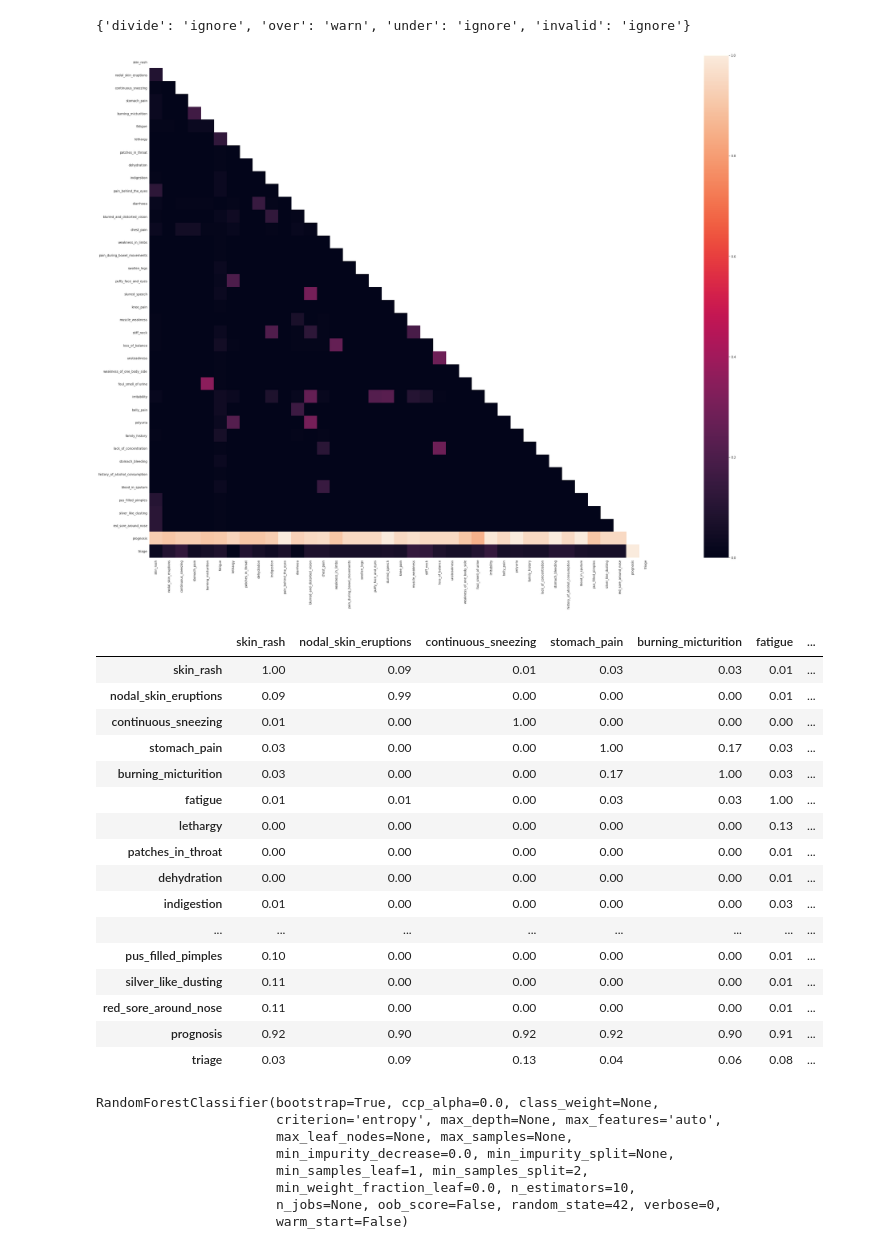
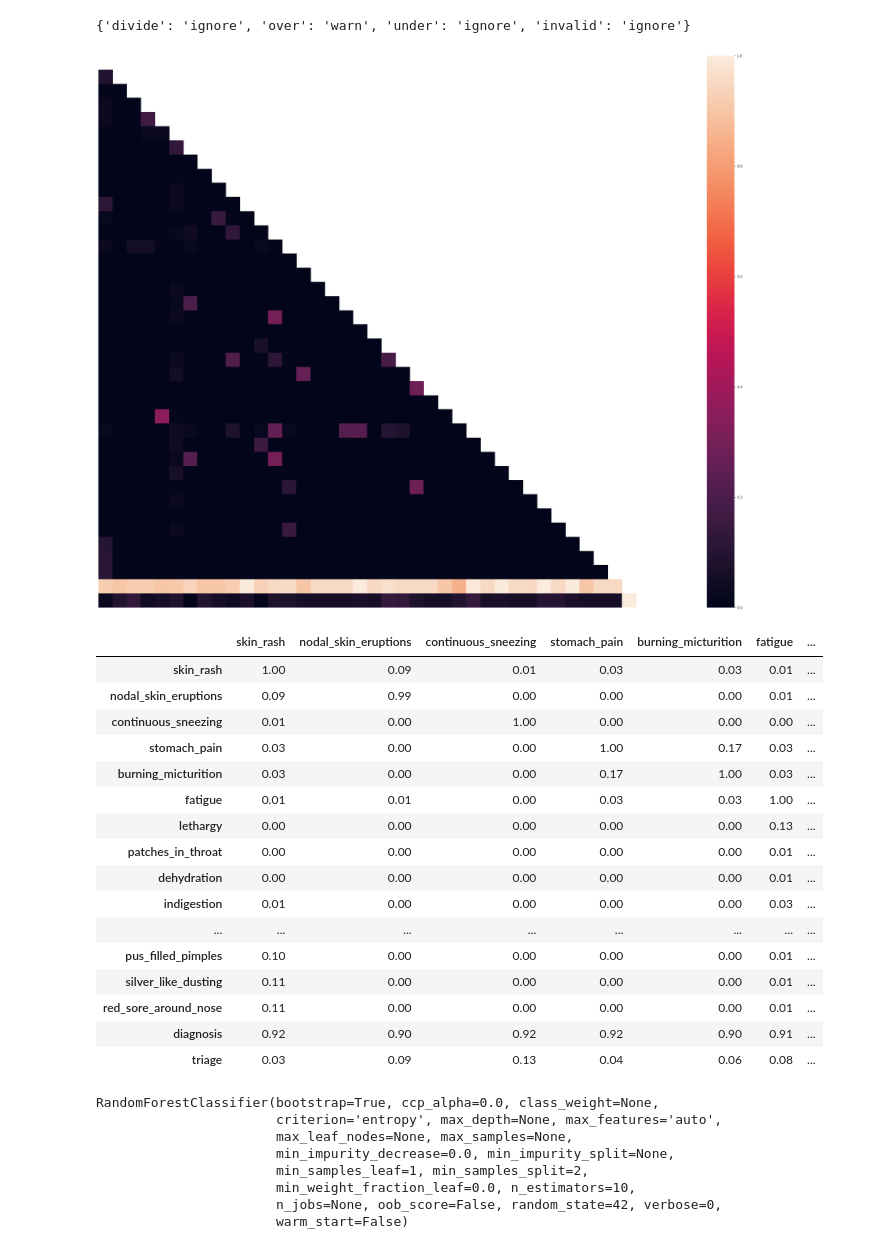
Before and after one commit to PaulButler8/springboard, a Jupyter notebook: Capstone 2/Current 2nd Capstone v2.ipynb, the cells around one changed output. Cells and saved outputs as stored; diff of their text form; code cells hidden in the pictures.

```diff
--- a/Capstone 2/Current 2nd Capstone v2.ipynb
+++ b/Capstone 2/Current 2nd Capstone v2.ipynb
@@ -32,6 +32,8 @@ disease.head()
 | 2 | 1 | 0 | 1 | 0 | 0 | 0 | 0 | ... |
 | 3 | 1 | 1 | 0 | 0 | 0 | 0 | 0 | ... |
 | 4 | 1 | 1 | 1 | 0 | 0 | 0 | 0 | ... |
+# %%
+disease = disease.rename(columns={"prognosis": "diagnosis"}, errors="raise")
 # %%
 #Phantom column at 133 exists
 disease.columns
@@ -176,4 +189,5 @@ dtype: float64
 # %%
-#drop fluid_overload1
-disease = disease.drop(['fluid_overload.1'], axis = 1)
+#drop fluid_overload and rename fluid_overload.1 to fluid_overload
+disease = disease.drop(['fluid_overload'], axis = 1)
+disease = disease.rename(columns={'fluid_overload.1': 'fluid_overload'}, errors="raise")
 # %%
@@ -199,6 +213,6 @@ Name: prognosis, dtype: int64
 # %%
-#copy values of prognosis to new column triage
-disease['triage'] = disease['prognosis'].values
+#copy values of diagnosis to new column triage
+disease['triage'] = disease['diagnosis'].values
 # %%
 disease.head()
 # %% [output]
@@ -426,18 +504,17 @@ np.seterr(divide='ignore', invalid='ignore')
 # %%
 plt.figure(figsize=(60,30))
 
 mask = np.zeros_like(df, dtype=np.bool)
 mask[np.triu_indices_from(mask)] = True
 
 
 
 
 with sns.axes_style("white"):
-  ax = sns.heatmap(df, mask=mask,vmin=0., vmax=1, square=True)
-
+  ax = sns.heatmap(df, mask=mask,vmin=0., vmax=1, square=True, xticklabels =False, yticklabels =False)
 plt.show()
 # %% [output]
-[figure, old version]
+[figure, new version]
 # %%
 #major clusters pf highly related features are gone
 df
@@ -457,7 +534,7 @@ df
 | pus_filled_pimples | 0.10 | 0.00 | 0.00 | 0.00 | 0.00 | 0.01 | ... |
 | silver_like_dusting | 0.11 | 0.00 | 0.00 | 0.00 | 0.00 | 0.01 | ... |
 | red_sore_around_nose | 0.11 | 0.00 | 0.00 | 0.00 | 0.00 | 0.01 | ... |
-| prognosis | 0.92 | 0.90 | 0.92 | 0.92 | 0.90 | 0.91 | ... |
+| diagnosis | 0.92 | 0.90 | 0.92 | 0.92 | 0.90 | 0.91 | ... |
 | triage | 0.03 | 0.09 | 0.13 | 0.04 | 0.06 | 0.08 | ... |
 # %%
 #Split data for random forests
```
Also changed, not shown: parts of 18 cells of this notebook.
